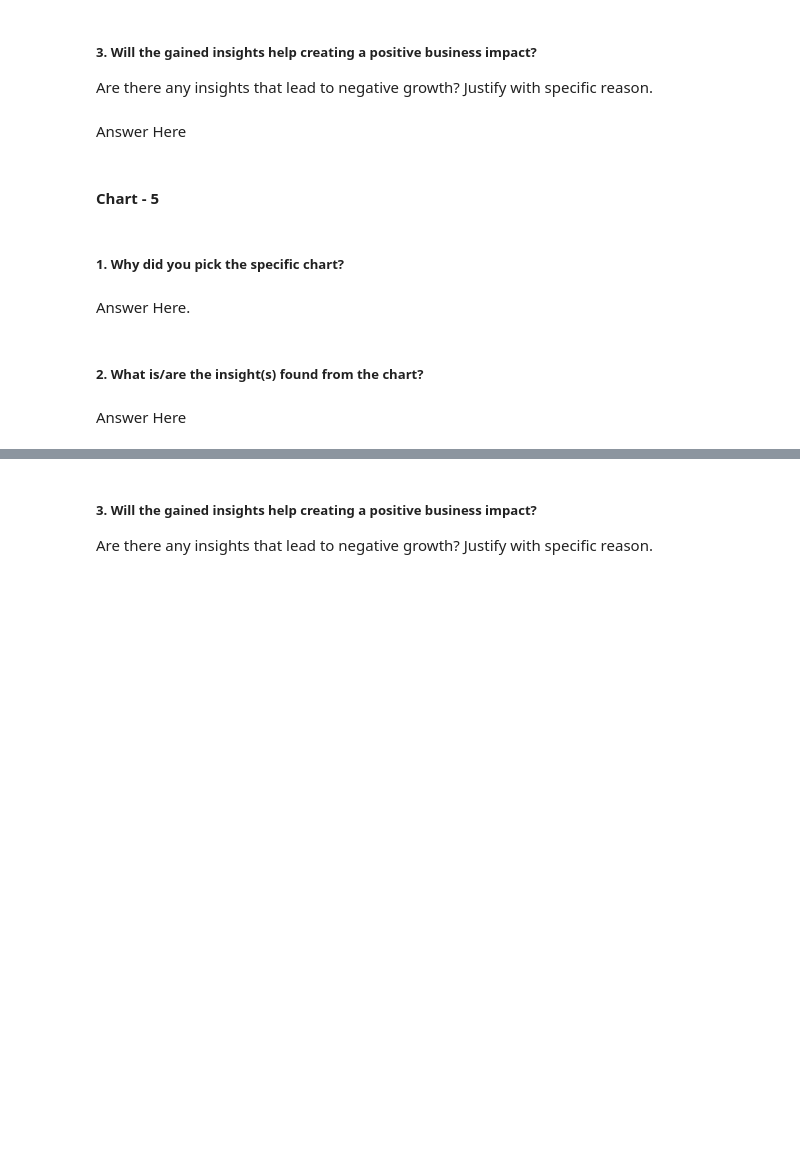
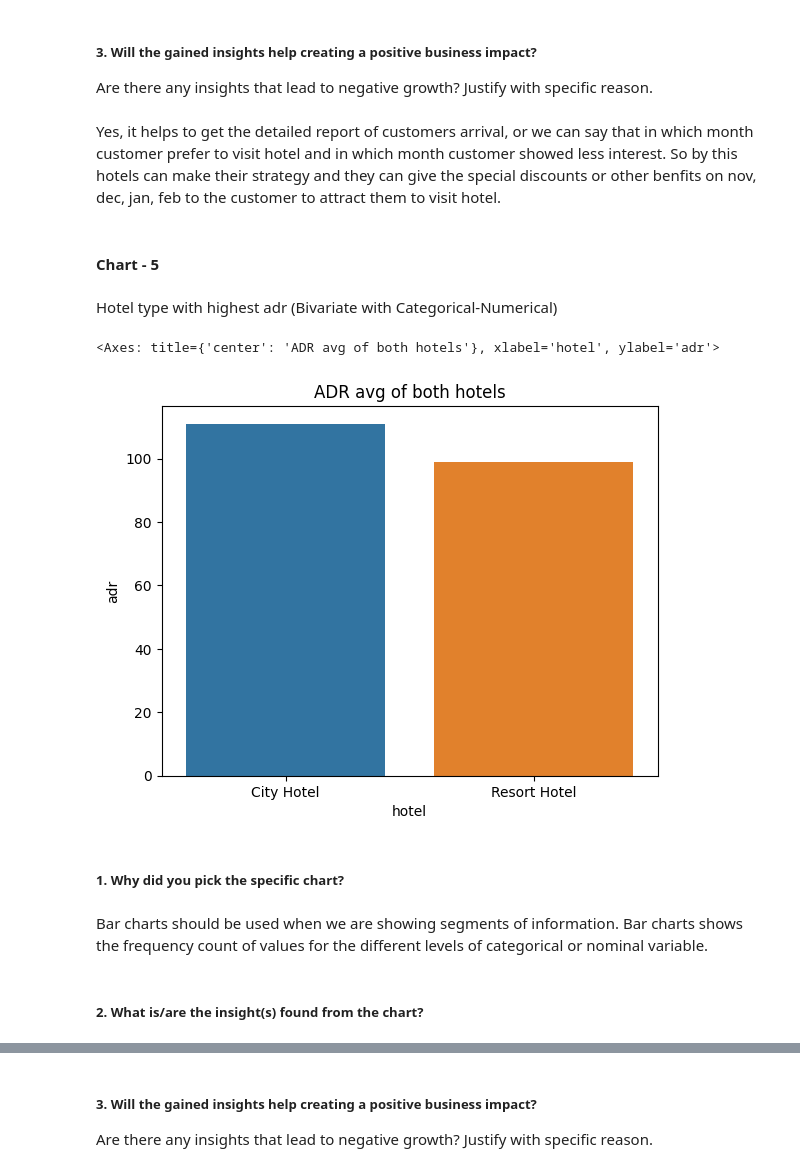
Before and after one commit to lovbundela240/EDA---Hotel-Booking-Analysis_ipynb, a Jupyter notebook: EDA_Hotel_Booking_Analysis.ipynb, the cells around one changed output, grey strips where cells are left out. Cells and saved outputs as stored; diff of their text form; code cells hidden in the pictures; blank space fills up the shorter version.

```diff
--- a/EDA_Hotel_Booking_Analysis.ipynb
+++ b/EDA_Hotel_Booking_Analysis.ipynb
@@ -670,7 +707,7 @@ Answer Here
 # %% [markdown]
 ##### 3. Will the gained insights help creating a positive business impact?
 Are there any insights that lead to negative growth? Justify with specific reason.
-# %% [markdown]
-Answer Here
+# %% [markdown]
+Yes, it helps to get the detailed report of customers arrival, or we can say that in which month customer prefer to visit hotel and in which month customer showed less interest. So by this hotels can make their strategy and they can give the special discounts or other benfits on nov, dec, jan, feb to the customer to attract them to visit hotel.
 # %% [markdown]
 #### Chart - 5
@@ -679,8 +714,24 @@ Answer Here
+# %% [markdown]
+Hotel type with highest adr (Bivariate with Categorical-Numerical)
+# %%
+# Chart - 5 visualization code
+#using group by method on hotel
+grp_hotel = hotel_booking_analysis_df.groupby('hotel')
+highest_adr_of_hotels = grp_hotel['adr'].mean().reset_index()
+
+#labels
+plt.title('ADR avg of both hotels')
+plt.xlabel("Hotels")
+plt.ylabel('adr')
+
+#plot the bar graph of hotels.
+sns.barplot(x=highest_adr_of_hotels['hotel'], y=highest_adr_of_hotels['adr'])
+# %% [output]
+<Axes: title={'center': 'ADR avg of both hotels'}, xlabel='hotel', ylabel='adr'>
+[figure, added]
 # %% [markdown]
 ##### 1. Why did you pick the specific chart?
-# %% [markdown]
-Answer Here.
+# %% [markdown]
+Bar charts should be used when we are showing segments of information. Bar charts shows the frequency count of values for the different levels of categorical or nominal variable.
 # %% [markdown]
 ##### 2. What is/are the insight(s) found from the chart?
-# %% [markdown]
-Answer Here
```
Also changed, not shown: parts of 27 cells of this notebook.
